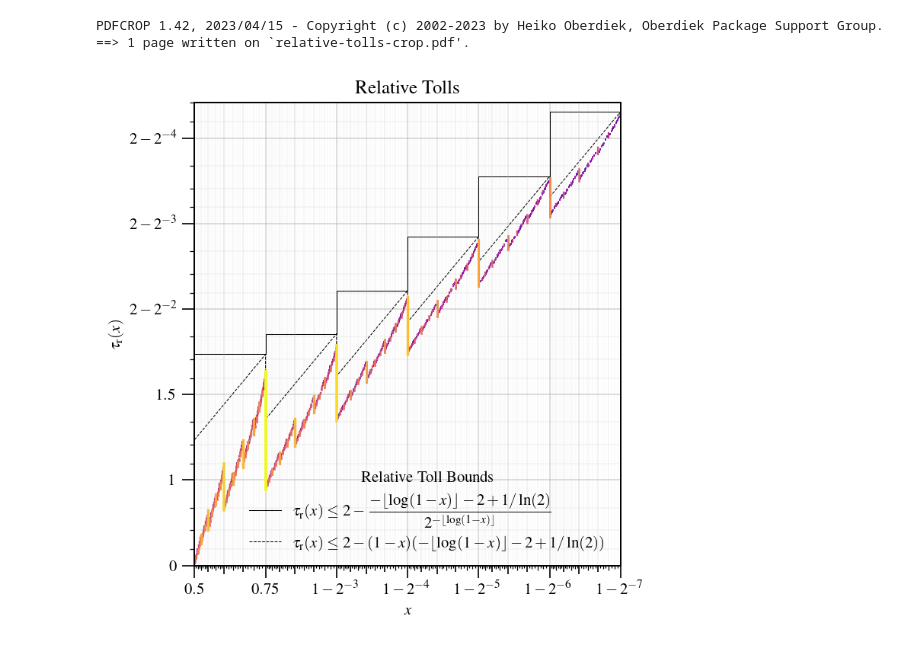
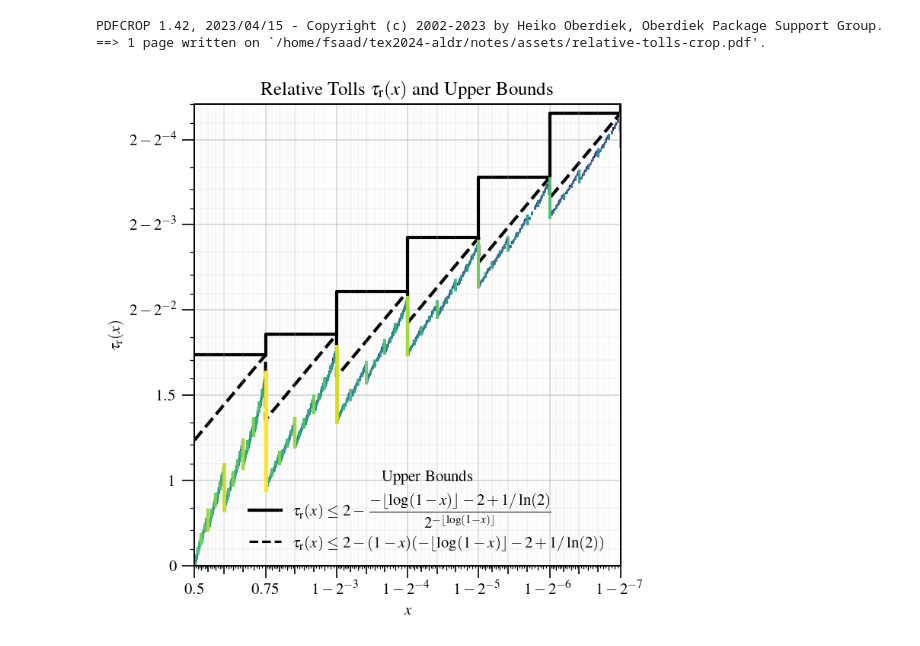
Before and after one commit to probsys/amplified-loaded-dice-roller-experiments, a Jupyter notebook: python/figure-6-relative-tolls.ipynb, the cells around one changed output. Saved outputs shown, nothing was run; the diff lists cells and outputs as text; code cells hidden in the pictures.

```diff
--- a/python/figure-6-relative-tolls.ipynb
+++ b/python/figure-6-relative-tolls.ipynb
@@ -8,7 +8,7 @@ plotargs = []
 for denom_pow in range(denom_pow_max, 1, -1):
     denom = 1 << denom_pow
     t01 = 1 - (denom_pow - 2) / (denom_pow_max - 2)
-    color = plt.cm.plasma(t01)
+    color = plt.cm.viridis(t01)
     for v in range(denom//2+1, denom, 2):
         nu = 0
         for i in range(1, denom_pow + 1):
@@ -18,7 +18,7 @@ for denom_pow in range(denom_pow_max, 1, -1):
         x = v / denom
         H = - x * math.log2(x)
         linewidth = .25 + 4 ** (t01 - 1)
-        linewidth *= 1.5
+        linewidth *= 2.0
         plotargs.append((([x]*2, [(nu-H)/x, (nu_max-H)/x]), {"color":color, "linewidth":linewidth}))
         # if v == denom-1:
         #     plotargs.append((([0.5, x], [(nu_max-H)/x]*2), {"color":color, "linewidth":linewidth, "linestyle":'dashed', "label":f"$x \\leq 1-2^{{-{denom_pow}}}$"}))
@@ -49,7 +49,7 @@ for i in range(2,denom_pow_max):
 ax.plot(piecewise_constant_xs,
         piecewise_constant_ys,
         color='black',
-        linewidth=0.5,
+        linewidth=2,
         linestyle='-',
         label=r"$\tau_{\rm r}(x) \leq 2 - \displaystyle\frac{-\lfloor\log(1-x)\rfloor-2+1/\ln(2)}{2^{-\lfloor\log(1-x)\rfloor}}$")
 piecewise_linear_xs = []
@@ -70,9 +70,10 @@ for i in range(2,denom_pow_max):
 ax.plot(piecewise_linear_xs,
         piecewise_linear_ys,
         color='black',
-        linewidth=0.5,
+        linewidth=2,
         linestyle='--',
-        label=r"$\tau_{\rm r}(x) \leq 2 - (1-x)(-\lfloor\log(1-x)\rfloor-2+1/\ln(2))$")
+        )
+ax.plot([], [], color='black', linewidth=1.5, linestyle='--', label=r"$\tau_{\rm r}(x) \leq 2 - (1-x)(-\lfloor\log(1-x)\rfloor-2+1/\ln(2))$")
 
 
 # initialize extra axes for more ticks
@@ -113,35 +114,34 @@ for i, ax2 in enumerate(new_axes):
     ax2.tick_params(which='major', length=len_fun(num_axes*2-i-1))
     ax2.tick_params(which='minor', length=len_fun(num_axes-i-1))
     ax2.xaxis.set_major_formatter(ticker.NullFormatter())
 
 ax.set_xlabel(r'$x$')
 ax.set_ylabel(r'$\tau_{\rm r}(x)$')
-ax.set_title('Relative Tolls')
-ax.legend()
+ax.set_title(r'Relative Tolls $\tau_{\rm r}(x)$ and Upper Bounds')
 ax.legend(framealpha=0,
           fancybox=False,
           fontsize=10,
-          title='Relative Toll Bounds',
+          title='Upper Bounds',
           loc='lower right',
           ncol=1)
 
 
 # add grid lines
 alpha0 = 0.5
 alpha_ratio = 0.6
 ax.grid(which='major', alpha=alpha0)
 ax.grid(which='minor', alpha=alpha0*alpha_ratio**num_axes)
 for i, ax2 in enumerate(new_axes):
     ax2.grid(which='major', alpha=alpha0*alpha_ratio**(i+1))
     ax2.grid(which='minor', alpha=alpha0*alpha_ratio**(num_axes+i+1))
 
 
 # save the plot
 fig.set_size_inches(5, 5)
 fig.set_tight_layout(True)
 fig.savefig(output_dir / 'relative-tolls.pdf')
 !pdfcrop {output_dir / 'relative-tolls.pdf'}
 # %% [output]
 PDFCROP 1.42, 2023/04/15 - Copyright (c) 2002-2023 by Heiko Oberdiek, Oberdiek Package Support Group.
-==> 1 page written on `relative-tolls-crop.pdf'.
+==> 1 page written on `/home/fsaad/tex2024-aldr/notes/assets/relative-tolls-crop.pdf'.
-[figure, old version]
+[figure, new version]
```
Also changed, not shown: 3 other files.
